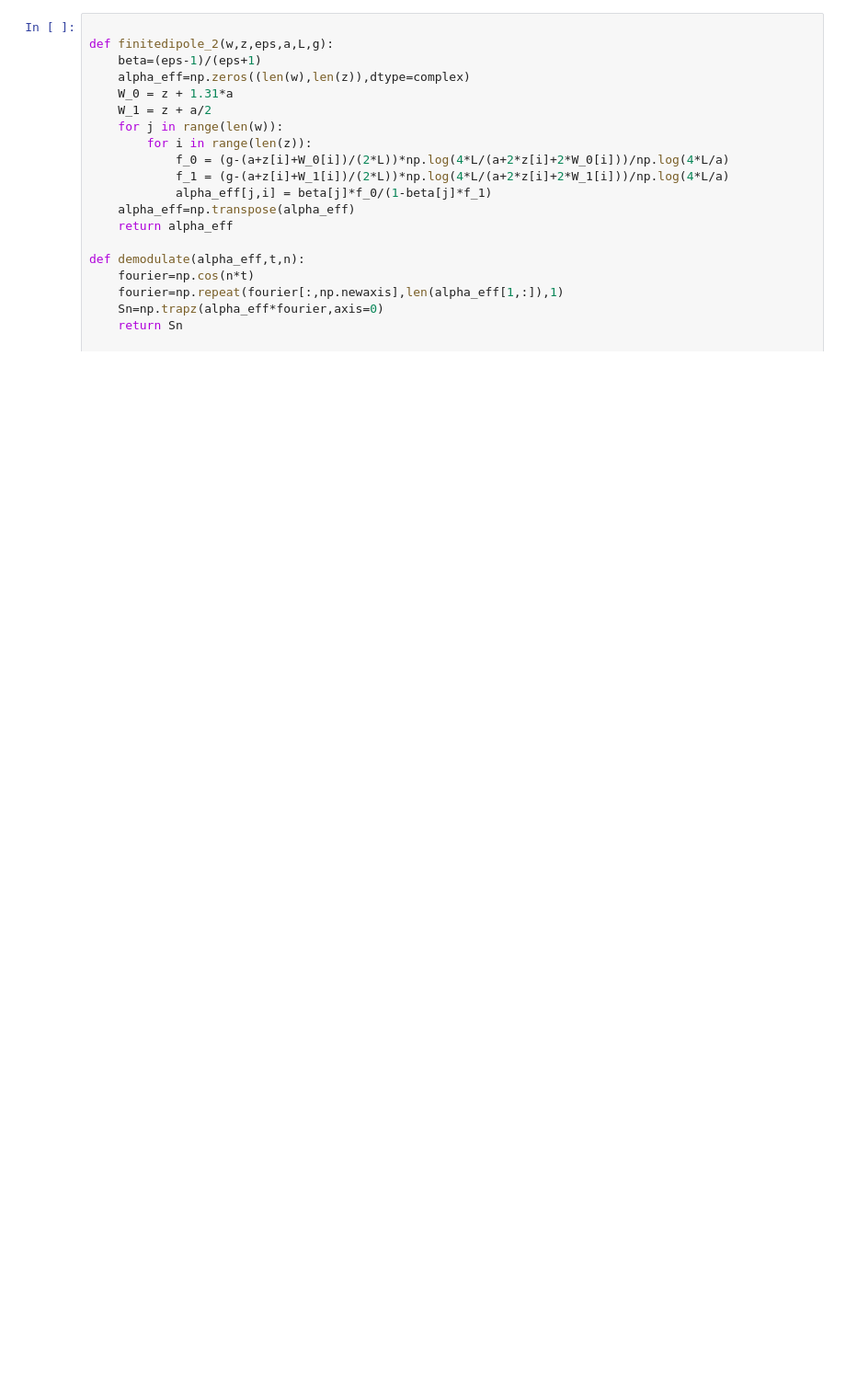
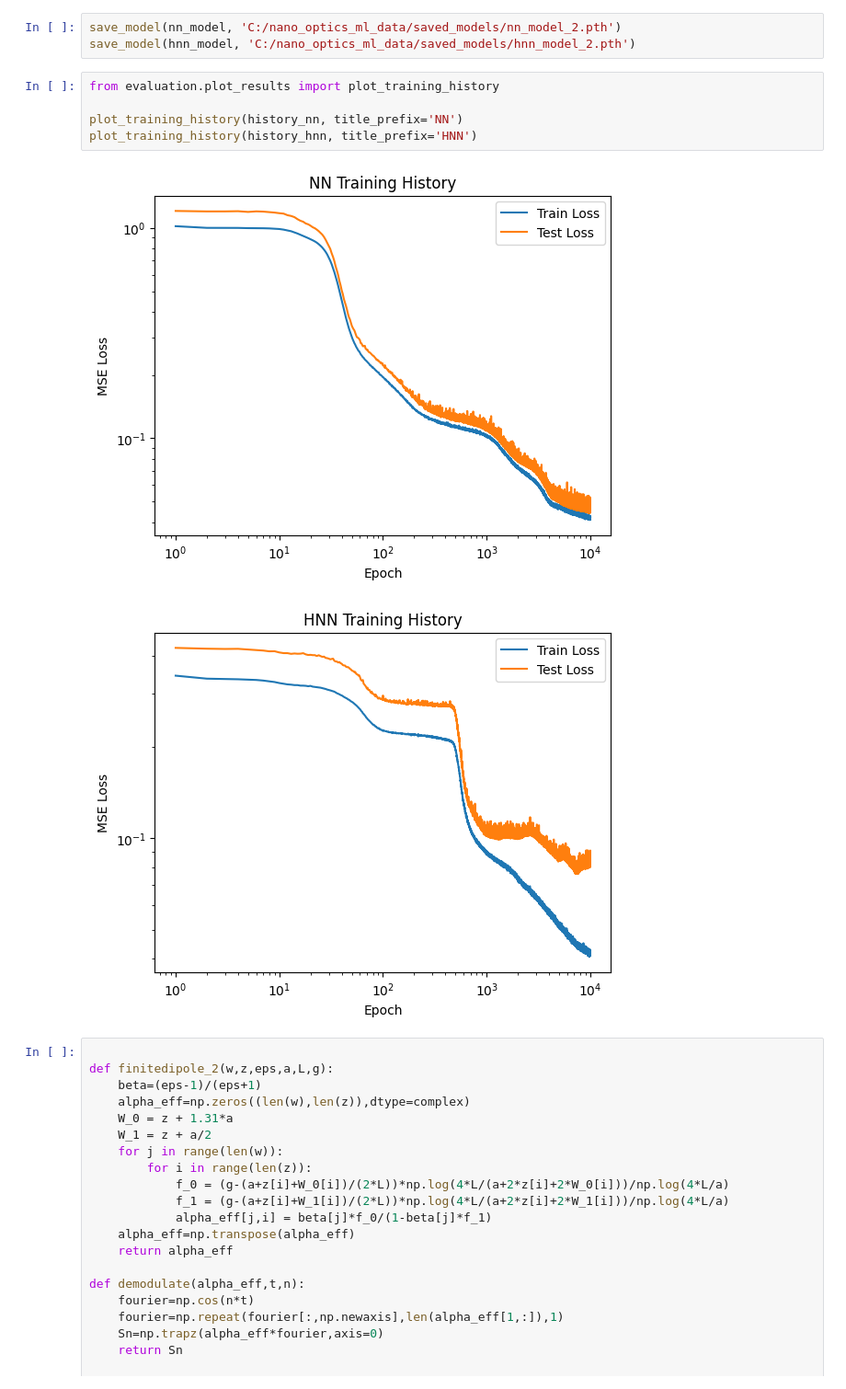
Before and after one commit to leoluga/nano-optics-ml, a Jupyter notebook: notebooks/testing_article_data/main_nn_notebook.ipynb, the cells around one changed output. Shown: that part at 92% size. Cells and saved outputs as stored; diff of their text form; blank space fills up the shorter version.

Commit message:
main way to script and run various models

```diff
--- a/notebooks/testing_article_data/main_nn_notebook.ipynb
+++ b/notebooks/testing_article_data/main_nn_notebook.ipynb
@@ -311,3 +140,14 @@ Final Test Loss: 0.0097
+# %%
+save_model(nn_model, 'C:/nano_optics_ml_data/saved_models/nn_model_2.pth')
+save_model(hnn_model, 'C:/nano_optics_ml_data/saved_models/hnn_model_2.pth')
+# %%
+from evaluation.plot_results import plot_training_history
+
+plot_training_history(history_nn, title_prefix='NN')
+plot_training_history(history_hnn, title_prefix='HNN')
+# %% [output]
+[figure, added]
+[figure, added]
 # %%
 
 def finitedipole_2(w,z,eps,a,L,g):
```
Also changed, not shown: parts of 4 cells of this notebook, 23 other files.
